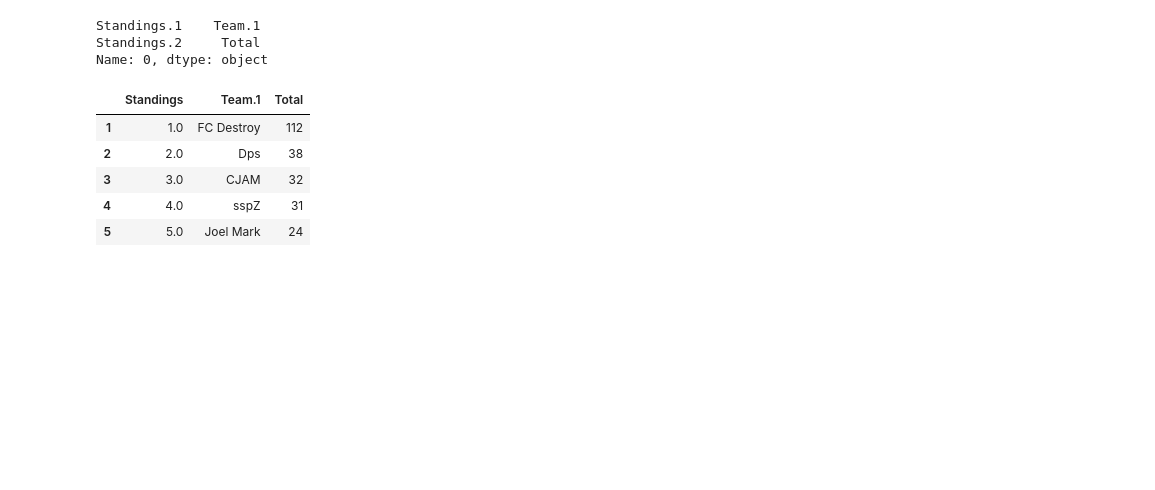
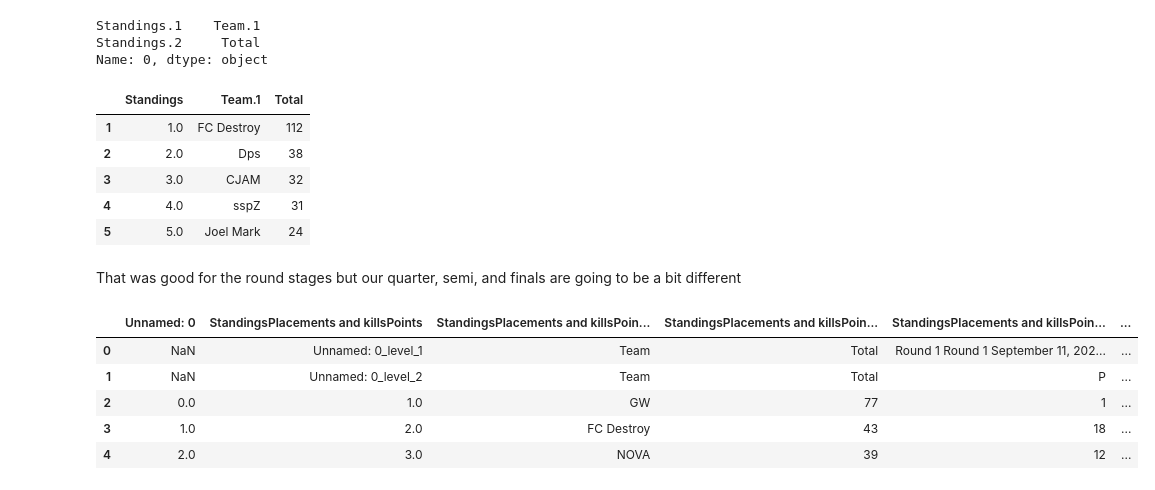
Before and after one commit to lutimoth/DataSci-Projects-and-KaggleComps, a Jupyter notebook: Data Science Projects/ALGS Visualization/DataScrape/AGLS Data Cleaning.ipynb, the cells around one changed output. Saved outputs shown, nothing was run; the diff lists cells and outputs as text; code cells hidden in the pictures; blank space fills up the shorter version.

```diff
--- a/Data Science Projects/ALGS Visualization/DataScrape/AGLS Data Cleaning.ipynb
+++ b/Data Science Projects/ALGS Visualization/DataScrape/AGLS Data Cleaning.ipynb
@@ -95,0 +101,15 @@ directory = '../Outputs/APAC_North/Preseason_Qualifier_1/Round_1'
+# %% [markdown]
+That was good for the round stages but our quarter, semi, and finals are going to be a bit different
+# %%
+# Make sure our directory is good and load a file
+directory = '../Outputs/APAC_North/Preseason_Qualifier_1/Quarterfinals'
+
+df = pd.read_csv(f"{directory}/Lobby 1.csv")
+df.head()
+# %% [output]
+|  | Unnamed: 0 | StandingsPlacements and killsPoints | StandingsPlacements and killsPoin... | StandingsPlacements and killsPoin... | StandingsPlacements and killsPoin... | ... |
+| 0 | NaN | Unnamed: 0_level_1 | Team | Total | Round 1 Round 1 September 11, 202... | ... |
+| 1 | NaN | Unnamed: 0_level_2 | Team | Total | P | ... |
+| 2 | 0.0 | 1.0 | GW | 77 | 1 | ... |
+| 3 | 1.0 | 2.0 | FC Destroy | 43 | 18 | ... |
+| 4 | 2.0 | 3.0 | NOVA | 39 | 12 | ... |
```
Also changed, not shown: parts of 13 cells of this notebook, 53 other files.
